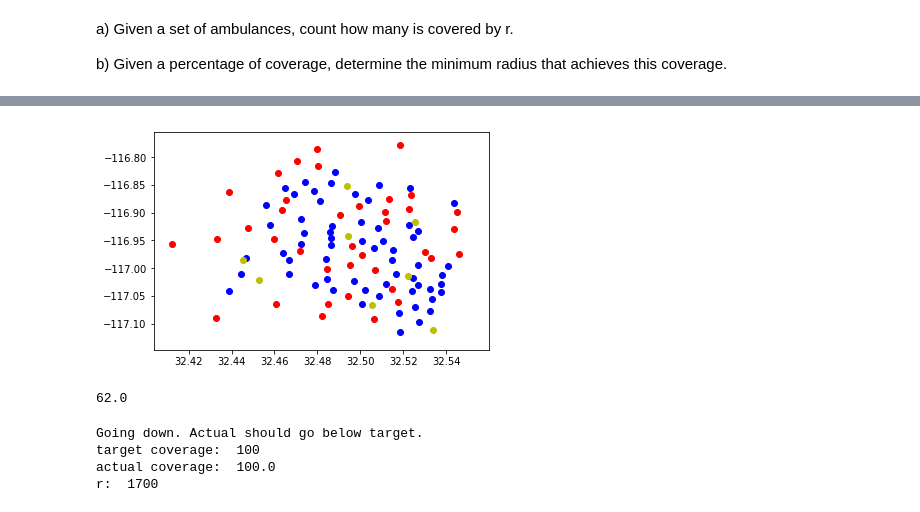
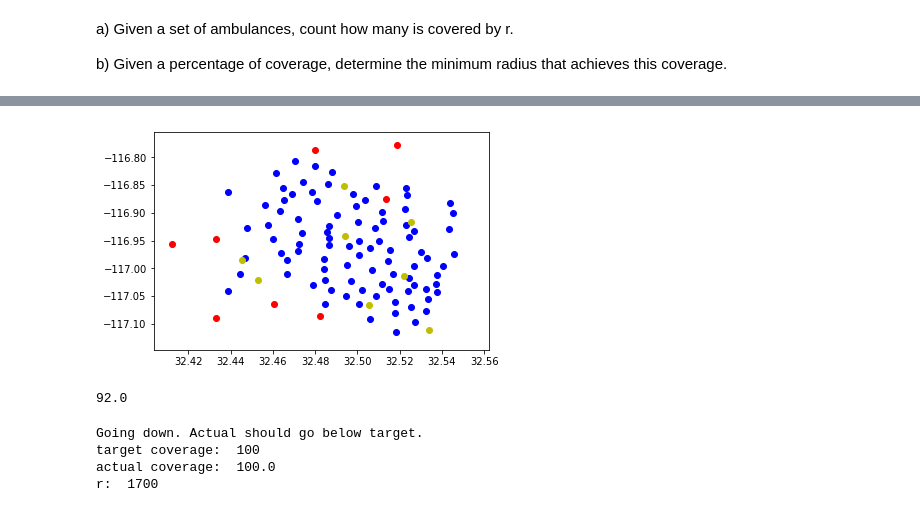
Before and after one commit to hansyuan/cr-algs, a Jupyter notebook: Week 9.2 - Coverage and Radius as Variables.ipynb, the cells around one changed output, grey strips where cells are left out. Cells and saved outputs as stored; diff of their text form; code cells hidden in the pictures.

```diff
--- a/Week 9.2 - Coverage and Radius as Variables.ipynb
+++ b/Week 9.2 - Coverage and Radius as Variables.ipynb
@@ -46,16 +46,22 @@ for x in range(numbases):
     d = [('index', int), ('covered', int)]
     covered = np.array(covered, d)
 
-    min_cost = (np.sort(covered, order='covered', kind='mergesort')[-1])
+    min_cost = (np.sort(covered, order='covered', kind='mergesort'))
     #print((np.sort(covered, order='covered', kind='mergesort')))
 #     print(min_cost)
 #     print(times_copy[min_cost[0]])
 
-    list_bases.append(min_cost[0])
+    # Pick the lowest not already in
+    l = -1
+
+    while min_cost[l][0] in list_bases:
+        l -= 1
+    print("I chose: " , min_cost[l])
+    list_bases.append(min_cost[l][0])
 
     # Delete the columns (demands) that are covered by r1.
 
-    primary_covered = [times_copy[min_cost[0]][i] < r1 for i in range(len(times_copy[min_cost[0]]))]
+    primary_covered = [times_copy[min_cost[l][0]][i] < r1 for i in range(len(times_copy[min_cost[l][0]]))]
     #print(primary_covered)
     covered_indices = [i for i in range(len(primary_covered)) if primary_covered[i] ]
 #     print("Covered: ", len(covered_indices), covered_indices)
@@ -103,10 +117,10 @@ def radius_to_coverage (r1=600, graph=True):
 
     return 100 * ratio
 # %%
-radius_to_coverage(r1=500)
+radius_to_coverage(r1=r1)
 # %% [output]
-[figure, old version]
+[figure, new version]
-62.0
+92.0
 # %%
 def coverage_to_radius(target_coverage, step=True):
     r = 1700
```
Also changed, not shown: parts of 1 cell of this notebook, 1 other file.
